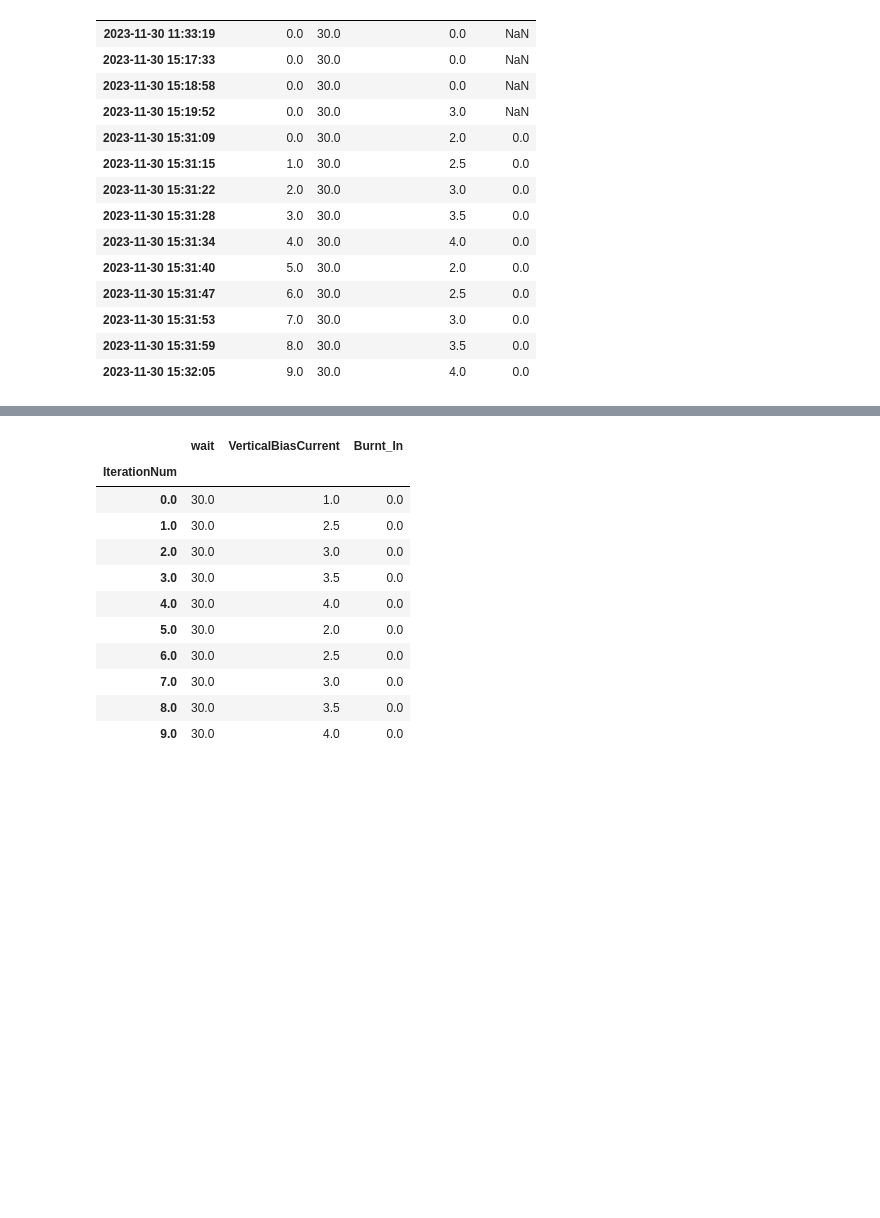
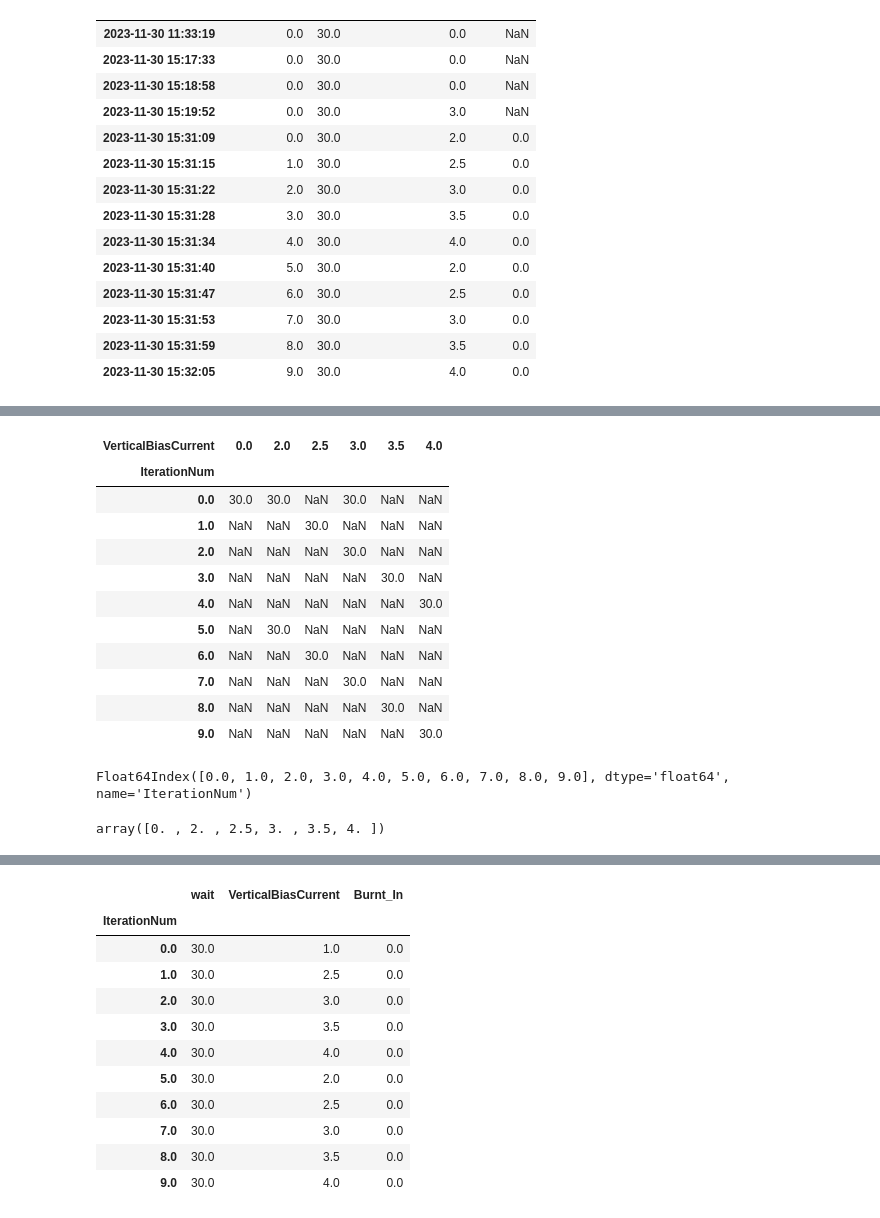
Before and after one commit to insommer/AnalysisCode, a Jupyter notebook: Coding Test/Coding Test.ipynb, the cells around one changed output, grey strips where cells are left out. Drawn from its saved outputs; the diff is of its cells as text; code cells hidden in the pictures; blank space fills up the shorter version.

```diff
--- a/Coding Test/Coding Test.ipynb
+++ b/Coding Test/Coding Test.ipynb
@@ -118,0 +136,24 @@ bb
+# %%
+cc = bb.groupby(['IterationNum', 'VerticalBiasCurrent']).mean().wait.unstack()
+cc
+# %% [output]
+| VerticalBiasCurrent | 0.0 | 2.0 | 2.5 | 3.0 | 3.5 | 4.0 |
+| IterationNum |  |  |  |  |  |  |
+| 0.0 | 30.0 | 30.0 | NaN | 30.0 | NaN | NaN |
+| 1.0 | NaN | NaN | 30.0 | NaN | NaN | NaN |
+| 2.0 | NaN | NaN | NaN | 30.0 | NaN | NaN |
+| 3.0 | NaN | NaN | NaN | NaN | 30.0 | NaN |
+| 4.0 | NaN | NaN | NaN | NaN | NaN | 30.0 |
+| 5.0 | NaN | 30.0 | NaN | NaN | NaN | NaN |
+| 6.0 | NaN | NaN | 30.0 | NaN | NaN | NaN |
+| 7.0 | NaN | NaN | NaN | 30.0 | NaN | NaN |
+| 8.0 | NaN | NaN | NaN | NaN | 30.0 | NaN |
+| 9.0 | NaN | NaN | NaN | NaN | NaN | 30.0 |
+# %%
+cc.index
+# %% [output]
+Float64Index([0.0, 1.0, 2.0, 3.0, 4.0, 5.0, 6.0, 7.0, 8.0, 9.0], dtype='float64', name='IterationNum')
+# %%
+cc.columns.values
+# %% [output]
+array([0. , 2. , 2.5, 3. , 3.5, 4. ])
```
Also changed, not shown: parts of 22 cells of this notebook, 3 other files.
